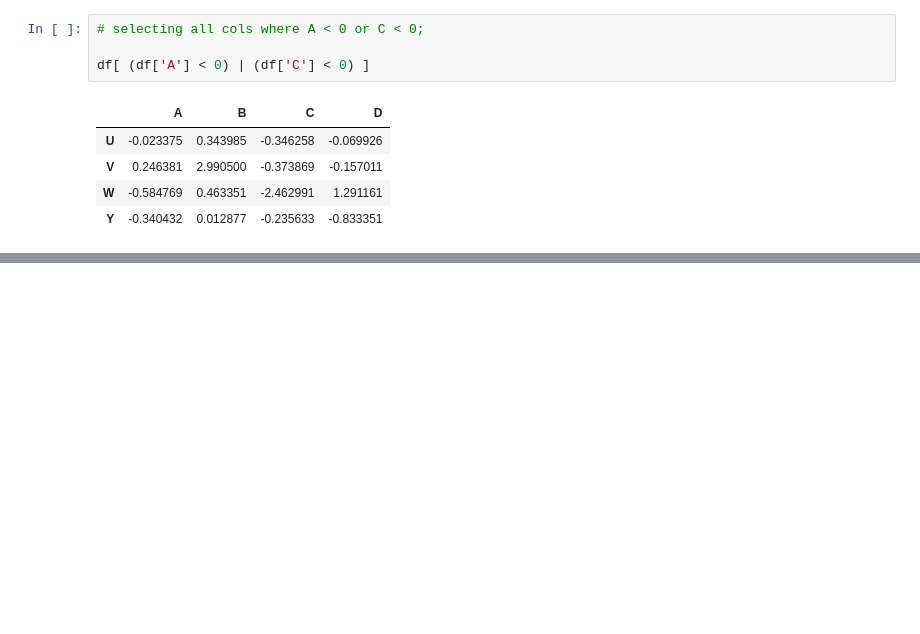
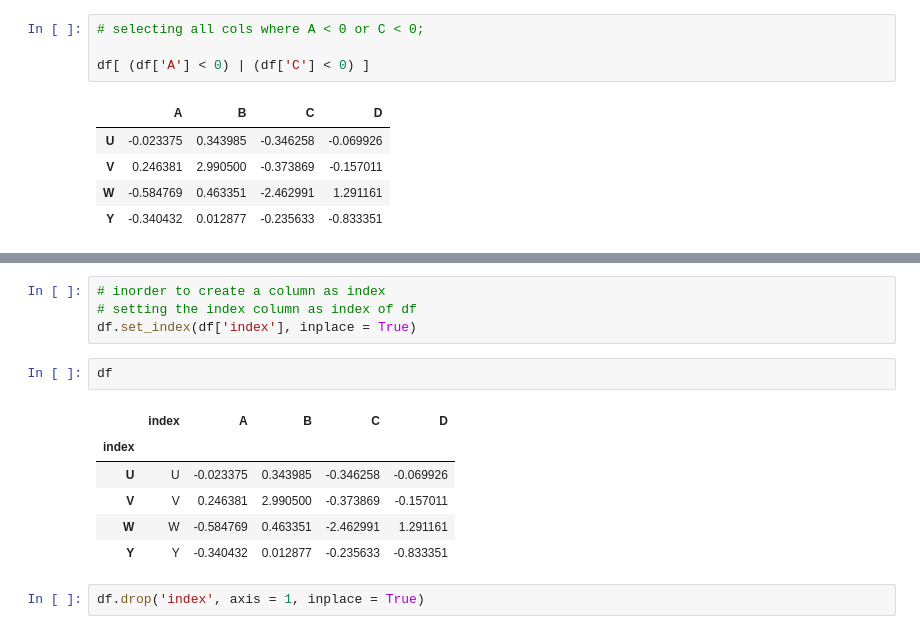
Before and after one commit to mahesh-keswani/ML-DL-FromBasicsToAdvance, a Jupyter notebook: pandas_basics/dataframe-basics.ipynb, the cells around one changed output, grey strips where cells are left out. Drawn from its saved outputs; the diff is of its cells as text; blank space fills up the shorter version.

```diff
--- a/pandas_basics/dataframe-basics.ipynb
+++ b/pandas_basics/dataframe-basics.ipynb
@@ -218,0 +231,15 @@ df[ (df['A'] < 0) | (df['C'] < 0) ]
+# %%
+# inorder to create a column as index
+# setting the index column as index of df
+df.set_index(df['index'], inplace = True)
+# %%
+df
+# %% [output]
+|  | index | A | B | C | D |
+| index |  |  |  |  |  |
+| U | U | -0.023375 | 0.343985 | -0.346258 | -0.069926 |
+| V | V | 0.246381 | 2.990500 | -0.373869 | -0.157011 |
+| W | W | -0.584769 | 0.463351 | -2.462991 | 1.291161 |
+| Y | Y | -0.340432 | 0.012877 | -0.235633 | -0.833351 |
+# %%
+df.drop('index', axis = 1, inplace = True)
```
Also changed, not shown: parts of 8 cells of this notebook.
